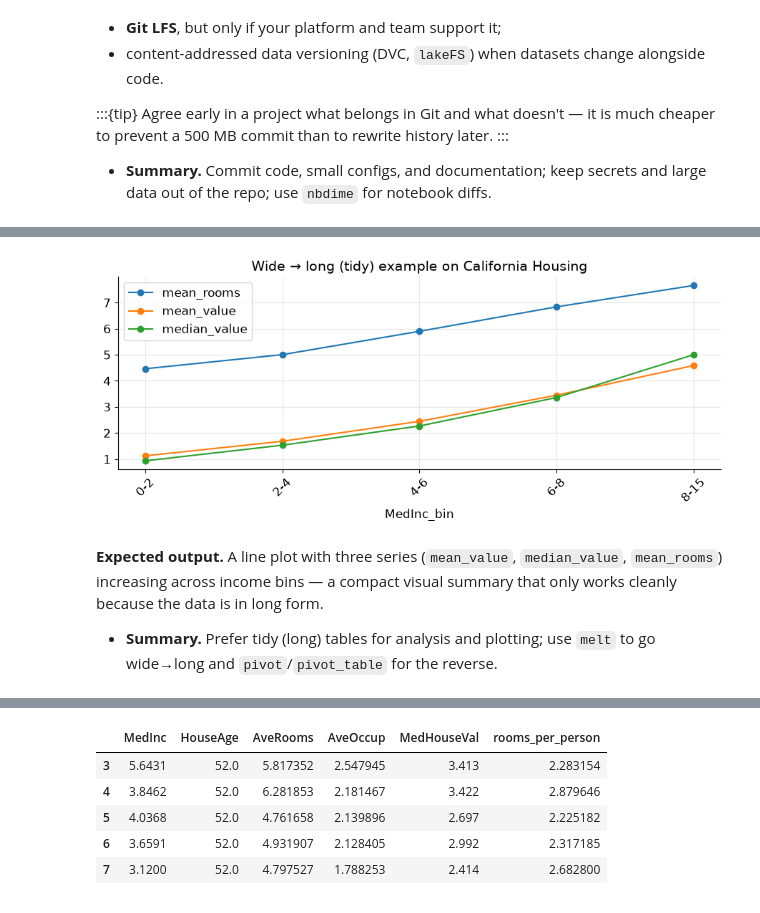
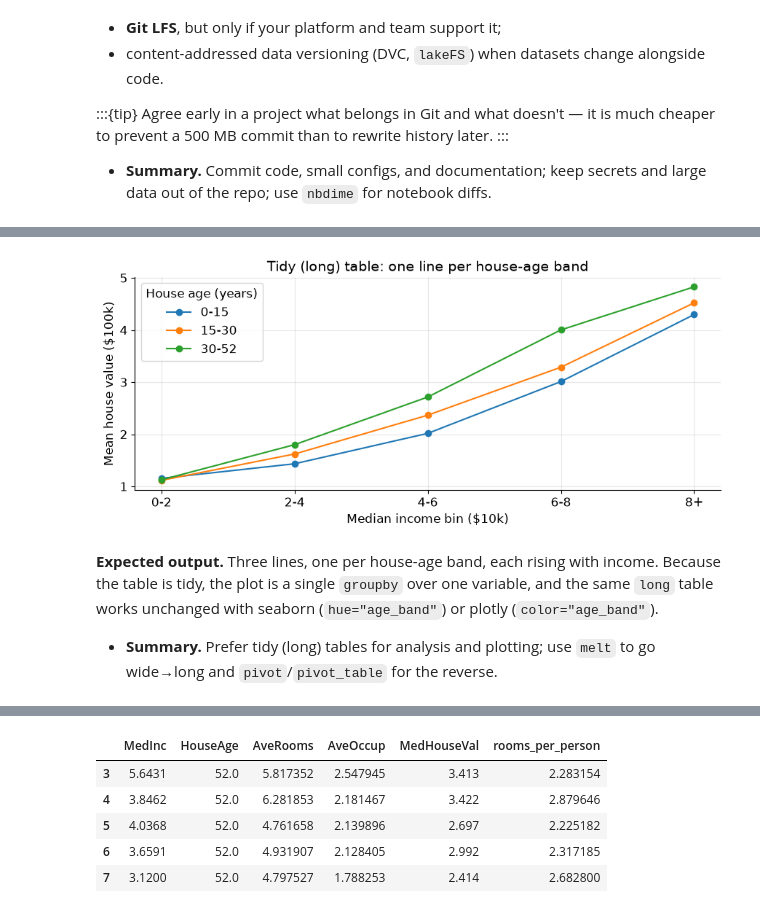
Before and after one commit to cambridge-FDS/fun_ds, a Jupyter notebook: docs/lectures/lecture_2.ipynb, the cells around one changed output, grey strips where cells are left out. Cells and saved outputs as stored; diff of their text form; code cells hidden in the pictures.

```diff
--- a/docs/lectures/lecture_2.ipynb
+++ b/docs/lectures/lecture_2.ipynb
@@ -258,8 +314,9 @@ The `wide` table above has one row per income bin and separate columns for each
 # %%
 long = wide.melt(
-    id_vars=["MedInc_bin", "n"],
-    var_name="metric",
-    value_name="value",
+    id_vars="MedInc_bin",
+    var_name="age_band",
+    value_name="mean_value",
 )
-long.head(12)
+long["age_band"] = long["age_band"].str.removeprefix("age_")
+long.head(6)
 # %% [output]
@@ -279,20 +330,18 @@ long.head(12)
 # %%
-# NB: mean_rooms is a room count while the other two metrics are in $100k, so
-# sharing one y-axis is only acceptable for a quick sketch (see Lecture 4).
 fig, ax = plt.subplots(figsize=(9, 4))
-for metric, sub in long.groupby("metric"):
-    ax.plot(sub["MedInc_bin"].astype(str), sub["value"], marker="o", label=metric)
+for band, sub in long.groupby("age_band"):
+    ax.plot(sub["MedInc_bin"].astype(str), sub["mean_value"], marker="o", label=band)
 
-ax.set_xlabel("MedInc_bin")
-ax.set_title("Wide → long (tidy) example on California Housing")
-ax.legend()
-plt.xticks(rotation=45)
+ax.set_xlabel("Median income bin ($10k)")
+ax.set_ylabel("Mean house value ($100k)")
+ax.set_title("Tidy (long) table: one line per house-age band")
+ax.legend(title="House age (years)")
 plt.tight_layout()
 plt.show()
 # %% [output]
-[figure, old version]
+[figure, new version]
 # %% [markdown]
-**Expected output.** A line plot with three series (`mean_value`, `median_value`, `mean_rooms`) increasing across income bins — a compact visual summary that only works cleanly because the data is in long form.
+**Expected output.** Three lines, one per house-age band, each rising with income. Because the table is tidy, the plot is a single `groupby` over one variable, and the same `long` table works unchanged with seaborn (`hue="age_band"`) or plotly (`color="age_band"`).
 
 - **Summary.** Prefer tidy (long) tables for analysis and plotting; use `melt` to go wide→long and `pivot`/`pivot_table` for the reverse.
 # %% [markdown]
```
Also changed, not shown: parts of 17 cells of this notebook, 35 other files.
